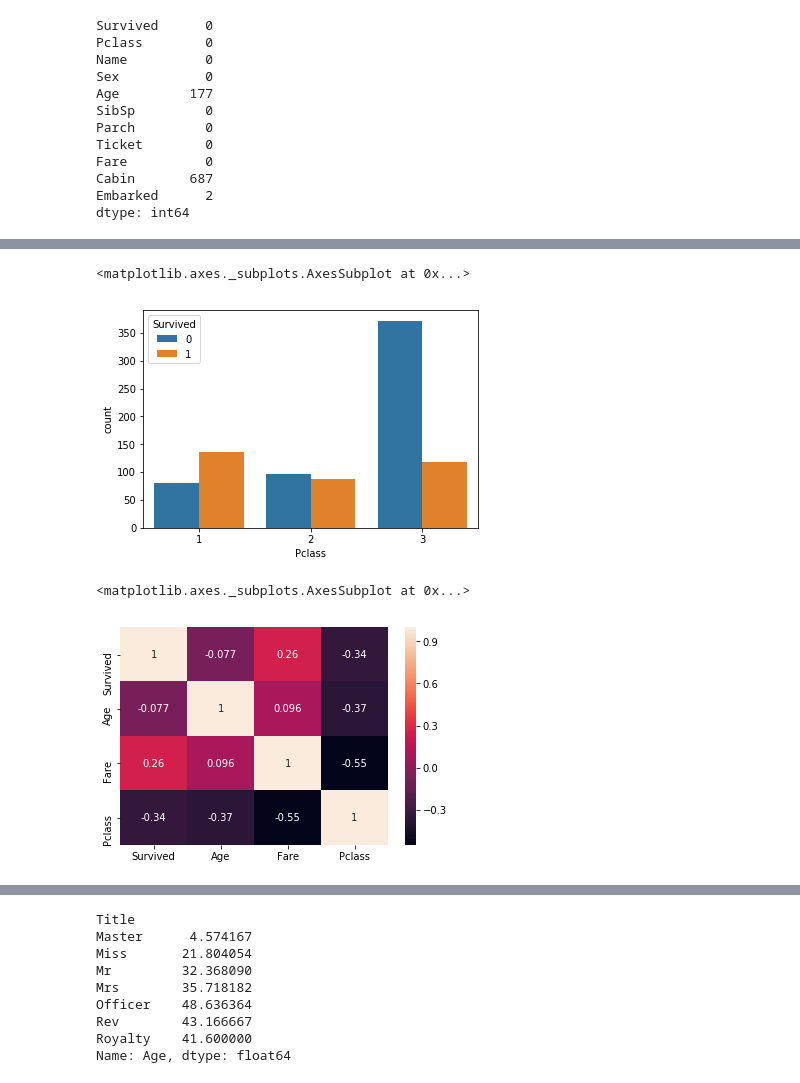
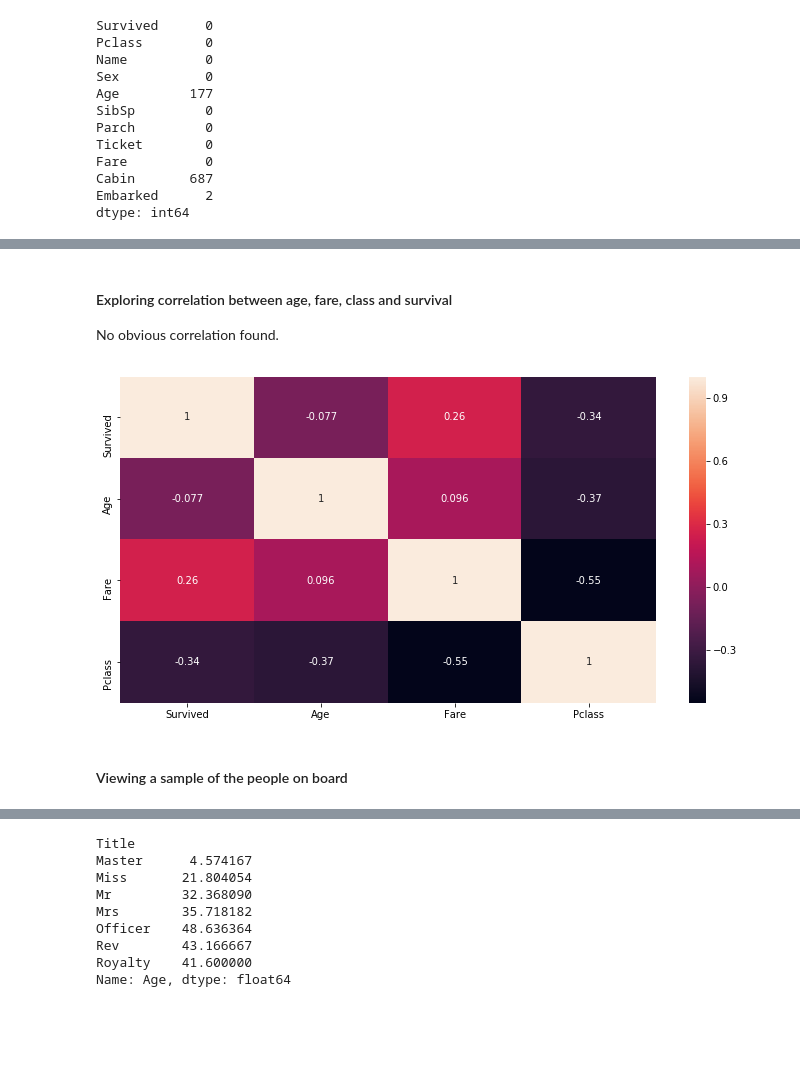
Before and after one commit to nbabulkov/fmi-machine-learning, a Jupyter notebook: Titanic.ipynb, the cells around one changed output, grey strips where cells are left out. Saved outputs shown, nothing was run; the diff lists cells and outputs as text; code cells hidden in the pictures; blank space fills up the shorter version.

Commit message:
Reworked titanic exploration
Added markdown descriptions and more graphs
Added models: Neural Network and Voting Classifier
Added score in Kaggle

```diff
--- a/Titanic.ipynb
+++ b/Titanic.ipynb
@@ -60,12 +94,12 @@ sns.countplot(titanic['Sex'], hue=titanic['Survived'])
-# %%
-sns.countplot(titanic['Pclass'], hue=titanic['Survived'])
-# %% [output]
-<matplotlib.axes._subplots.AxesSubplot at 0x...>
-[figure, removed]
+# %% [markdown]
+#### Exploring correlation between age, fare, class and survival
+No obvious correlation found.
 # %%
 correlation = titanic[['Survived', 'Age', 'Fare', 'Pclass']].corr()
-#correlation.describe()
-sns.heatmap(correlation, annot=True)
+
+plt.figure(figsize=(12,6))
+sns.heatmap(correlation, annot=True);
 # %% [output]
-<matplotlib.axes._subplots.AxesSubplot at 0x...>
-[figure, old version]
+[figure, new version]
+# %% [markdown]
+#### Viewing a sample of the people on board
```
Also changed, not shown: parts of 134 cells of this notebook.
